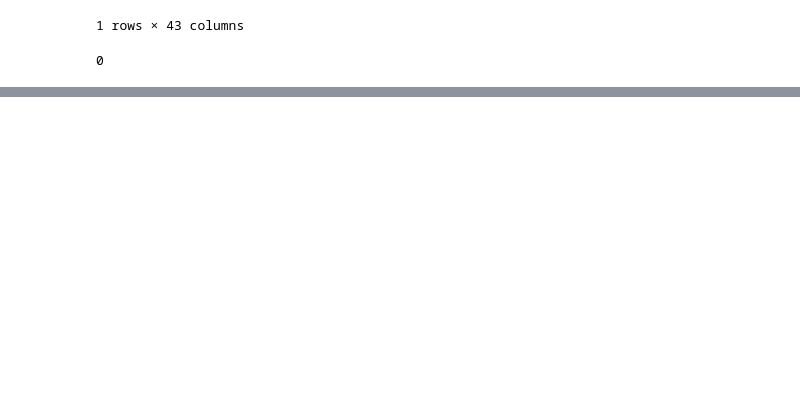
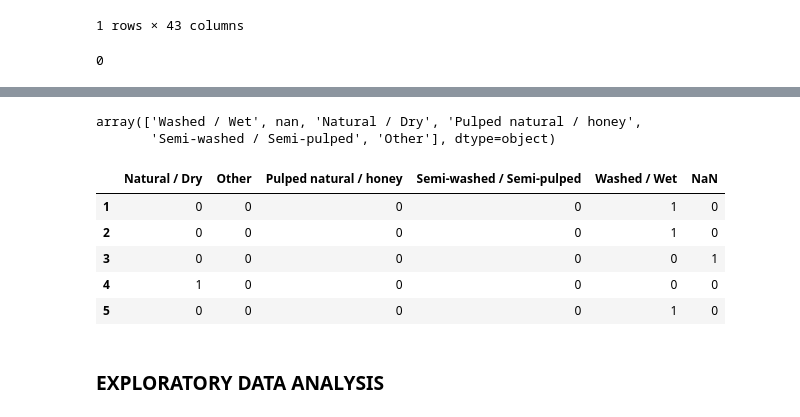
Before and after one commit to Phuong181003/Supplier-Selection, a Jupyter notebook: Coffee_Quality.ipynb, the cells around one changed output, grey strips where cells are left out. Cells and saved outputs as stored; diff of their text form; code cells hidden in the pictures; blank space fills up the shorter version.

```diff
--- a/Coffee_Quality.ipynb
+++ b/Coffee_Quality.ipynb
@@ -151,0 +194,3 @@ data['Owner'].isnull().sum()
+# %%
+#We also drop the last row as it contains mostly 0 values.
+data.drop(index=1312, inplace=True)
@@ -151,0 +224,17 @@ data['Owner'].isnull().sum()
+# %%
+data['Processing.Method'].unique()
+# %% [output]
+array(['Washed / Wet', nan, 'Natural / Dry', 'Pulped natural / honey',
+       'Semi-washed / Semi-pulped', 'Other'], dtype=object)
+# %%
+# Dummy coding Processing Method
+
+dummies = pd.get_dummies(data['Processing.Method'], dummy_na = True).astype(int)
+dummies.head()
+# %% [output]
+|  | Natural / Dry | Other | Pulped natural / honey | Semi-washed / Semi-pulped | Washed / Wet | NaN |
+| 1 | 0 | 0 | 0 | 0 | 1 | 0 |
+| 2 | 0 | 0 | 0 | 0 | 1 | 0 |
+| 3 | 0 | 0 | 0 | 0 | 0 | 1 |
+| 4 | 1 | 0 | 0 | 0 | 0 | 0 |
+| 5 | 0 | 0 | 0 | 0 | 1 | 0 |
@@ -151,0 +245,2 @@ data['Owner'].isnull().sum()
+# %% [markdown]
+### EXPLORATORY DATA ANALYSIS
```
Also changed, not shown: parts of 12 cells of this notebook.
